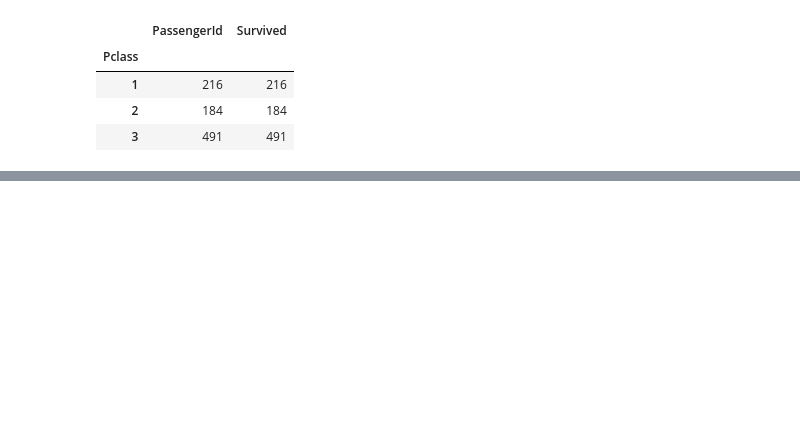
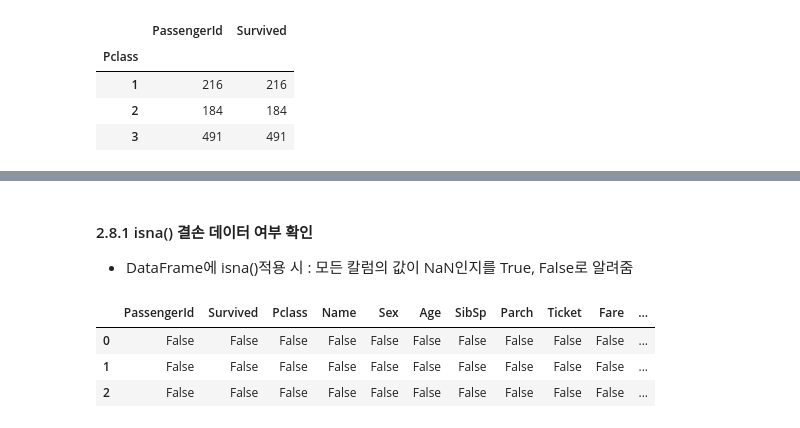
Before and after one commit to HyangheeNam/MachineLearning_Python_tutorial, a Jupyter notebook: 02.Pandas.ipynb, the cells around one changed output, grey strips where cells are left out. Saved outputs shown, nothing was run; the diff lists cells and outputs as text; code cells hidden in the pictures; blank space fills up the shorter version.

Commit message:
Pandas lambda - commit 2025.0424

```diff
--- a/02.Pandas.ipynb
+++ b/02.Pandas.ipynb
@@ -1303,0 +1365,14 @@ titanic_groupby
+# %% [markdown]
+<h4>2.8.1 isna() 결손 데이터 여부 확인</h4>
+
+- DataFrame에 isna()적용 시 : 모든 칼럼의 값이 NaN인지를 True, False로 알려줌
+# %%
+import pandas as pd
+
+titanic_df = pd.read_csv('data_handling/titanic_train.csv')
+titanic_df.isna().head(3)
+# %% [output]
+|  | PassengerId | Survived | Pclass | Name | Sex | Age | SibSp | Parch | Ticket | Fare | ... |
+| 0 | False | False | False | False | False | False | False | False | False | False | ... |
+| 1 | False | False | False | False | False | False | False | False | False | False | ... |
+| 2 | False | False | False | False | False | False | False | False | False | False | ... |
```
Also changed, not shown: parts of 20 cells of this notebook.
